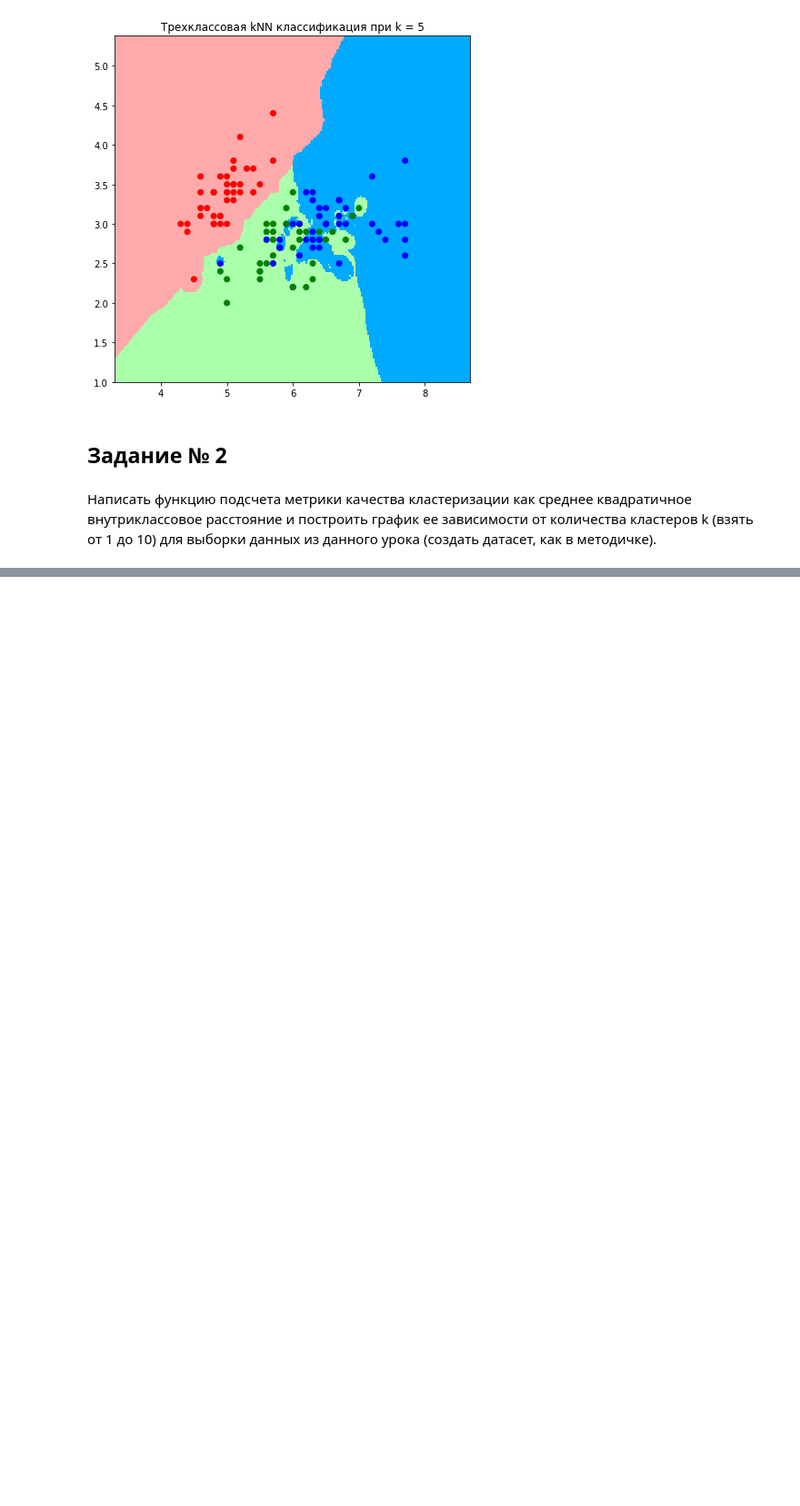
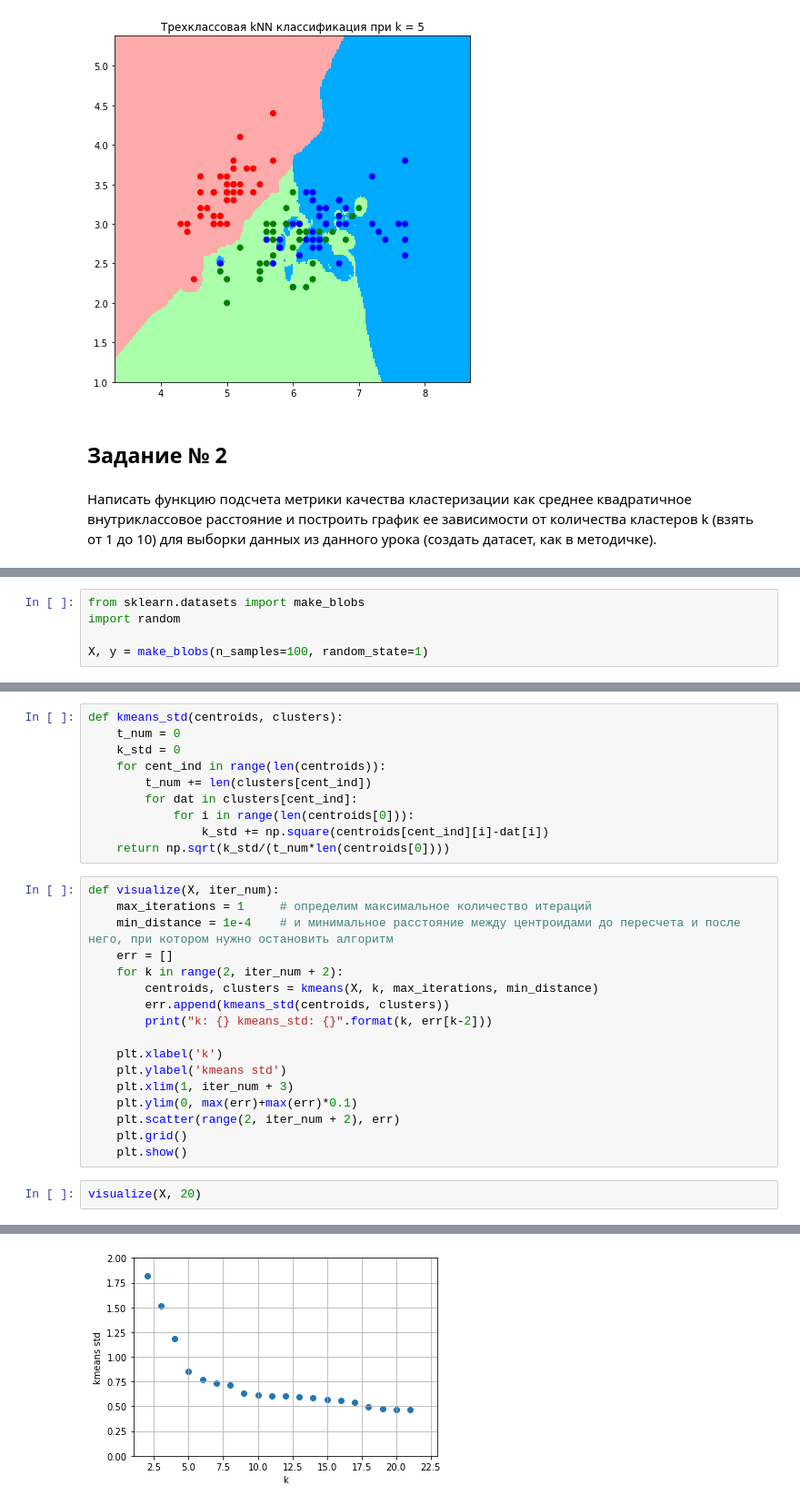
Before and after one commit to VitalyGladyshev/Data-Aanalysis-Algorithms, a Jupyter notebook: Гладышев ААД ДЗ 7.ipynb, the cells around one changed output, grey strips where cells are left out. Shown at 91% size. Drawn from its saved outputs; the diff is of its cells as text; blank space fills up the shorter version.

```diff
--- a/Гладышев ААД ДЗ 7.ipynb
+++ b/Гладышев ААД ДЗ 7.ipynb
@@ -247,0 +246,5 @@ get_graph_wd(X_train, y_train, 5)
+# %%
+from sklearn.datasets import make_blobs
+import random
+
+X, y = make_blobs(n_samples=100, random_state=1)
@@ -247,0 +286,30 @@ get_graph_wd(X_train, y_train, 5)
+# %%
+def kmeans_std(centroids, clusters):
+    t_num = 0
+    k_std = 0
+    for cent_ind in range(len(centroids)):
+        t_num += len(clusters[cent_ind])
+        for dat in clusters[cent_ind]:
+            for i in range(len(centroids[0])):
+                k_std += np.square(centroids[cent_ind][i]-dat[i])
+    return np.sqrt(k_std/(t_num*len(centroids[0])))
+# %%
+def visualize(X, iter_num):
+    max_iterations = 1     # определим максимальное количество итераций
+    min_distance = 1e-4    # и минимальное расстояние между центроидами до пересчета и после него, при котором нужно остановить алгоритм
+    err = []
+    for k in range(2, iter_num + 2):
+        centroids, clusters = kmeans(X, k, max_iterations, min_distance)
+        err.append(kmeans_std(centroids, clusters))
+        print("k: {} kmeans_std: {}".format(k, err[k-2]))
+
+    plt.xlabel('k')
+    plt.ylabel('kmeans std')
+    plt.xlim(1, iter_num + 3)
+    plt.ylim(0, max(err)+max(err)*0.1)
+    plt.scatter(range(2, iter_num + 2), err)
+    plt.grid()
+    plt.show()
+# %%
+visualize(X, 20)
+# %% [output]
@@ -247,0 +336 @@ get_graph_wd(X_train, y_train, 5)
+[figure, added]
```
Also changed, not shown: parts of 3 cells of this notebook.
